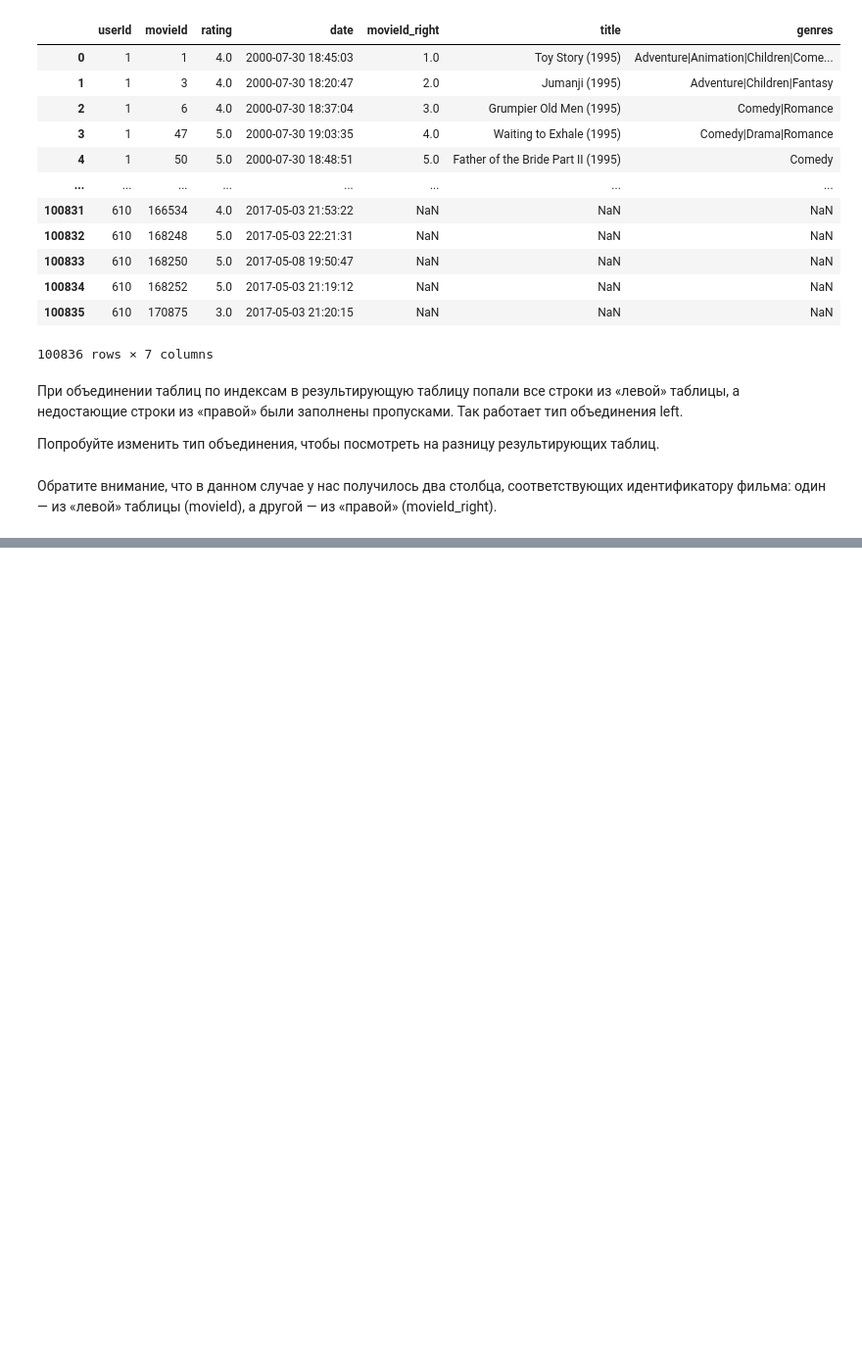
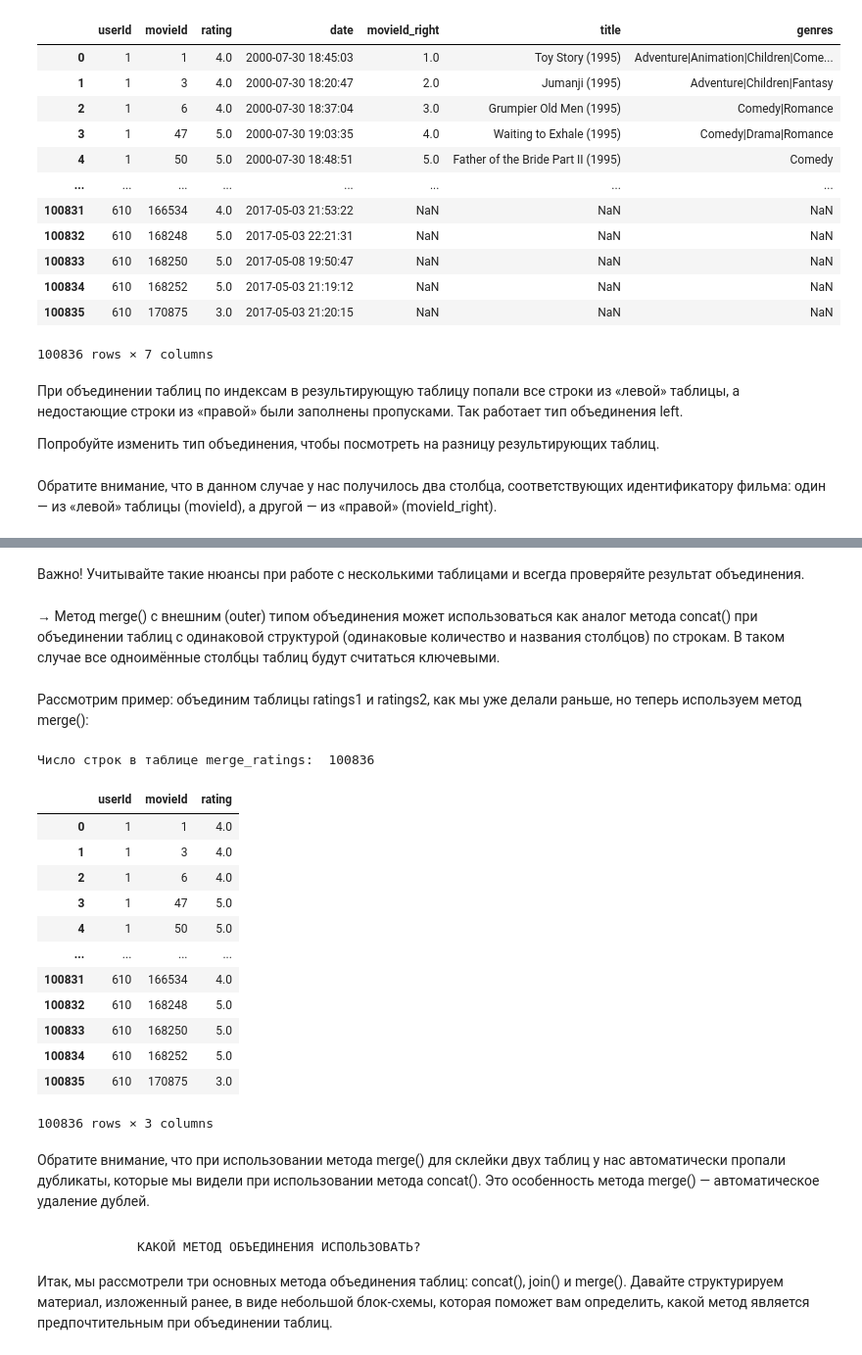
Before and after one commit to Deemetr5/ds_v3, a Jupyter notebook: PY_12_Продвинутые методы работы с данными в Pandas/movies_class.ipynb, the cells around one changed output, grey strips where cells are left out. Shown at 98% size. Cells and saved outputs as stored; diff of their text form; code cells hidden in the pictures; blank space fills up the shorter version.

Commit message:
add class movies merge

```diff
--- a/PY_12_Продвинутые методы работы с данными в Pandas/movies_class.ipynb
+++ b/PY_12_Продвинутые методы работы с данными в Pandas/movies_class.ipynb
@@ -390,0 +513,32 @@ display(joined_false)
+# %% [markdown]
+Важно! Учитывайте такие нюансы при работе с несколькими таблицами и всегда проверяйте результат объединения.
+# %% [markdown]
+→ Метод merge() с внешним (outer) типом объединения может использоваться как аналог метода concat() при объединении таблиц с одинаковой структурой (одинаковые количество и названия столбцов) по строкам. В таком случае все одноимённые столбцы таблиц будут считаться ключевыми.
+# %% [markdown]
+Рассмотрим пример: объединим таблицы ratings1 и ratings2, как мы уже делали раньше, но теперь используем метод merge():
+# %%
+merge_ratings = ratings1.merge(ratings2, how='outer')
+print('Число строк в таблице merge_ratings: ', merge_ratings.shape[0])
+display(merge_ratings)
+# Число строк в таблице merge_ratings: 100836
+# %% [output]
+Число строк в таблице merge_ratings:  100836
+|  | userId | movieId | rating |
+| 0 | 1 | 1 | 4.0 |
+| 1 | 1 | 3 | 4.0 |
+| 2 | 1 | 6 | 4.0 |
+| 3 | 1 | 47 | 5.0 |
+| 4 | 1 | 50 | 5.0 |
+| ... | ... | ... | ... |
+| 100831 | 610 | 166534 | 4.0 |
+| 100832 | 610 | 168248 | 5.0 |
+| 100833 | 610 | 168250 | 5.0 |
+| 100834 | 610 | 168252 | 5.0 |
+| 100835 | 610 | 170875 | 3.0 |
+100836 rows × 3 columns
+# %% [markdown]
+Обратите внимание, что при использовании метода merge() для склейки двух таблиц у нас автоматически пропали дубликаты, которые мы видели при использовании метода concat(). Это особенность метода merge() — автоматическое удаление дублей.
+# %% [markdown]
+               КАКОЙ МЕТОД ОБЪЕДИНЕНИЯ ИСПОЛЬЗОВАТЬ?
+
+Итак, мы рассмотрели три основных метода объединения таблиц: concat(), join() и merge(). Давайте структурируем материал, изложенный ранее, в виде небольшой блок-схемы, которая поможет вам определить, какой метод является предпочтительным при объединении таблиц.
```
Also changed, not shown: parts of 16 cells of this notebook.
